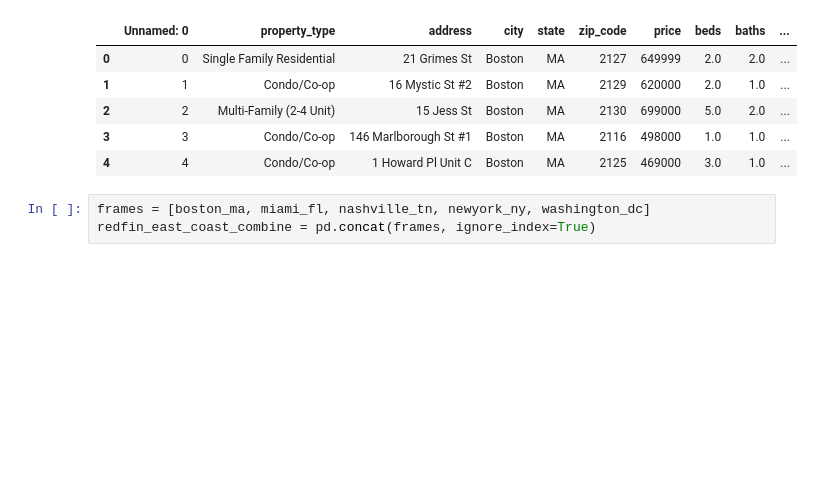
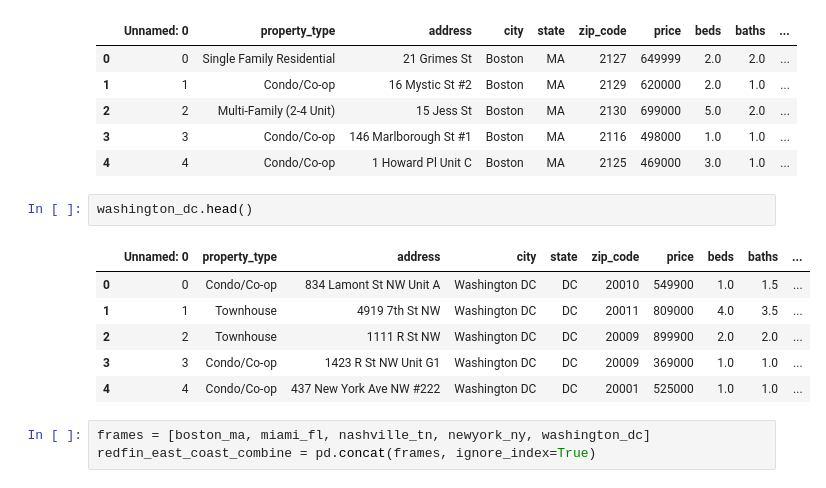
Before and after one commit to aaronrotman/house-finder, a Jupyter notebook: redfin_housing/redfin_combine_east_coast.ipynb, the cells around one changed output. Cells and saved outputs as stored; diff of their text form; blank space fills up the shorter version.

```diff
--- a/redfin_housing/redfin_combine_east_coast.ipynb
+++ b/redfin_housing/redfin_combine_east_coast.ipynb
@@ -16,6 +16,15 @@ boston_ma.head()
 | 2 | 2 | Multi-Family (2-4 Unit) | 15 Jess St | Boston | MA | 2130 | 699000 | 5.0 | 2.0 | ... |
 | 3 | 3 | Condo/Co-op | 146 Marlborough St #1 | Boston | MA | 2116 | 498000 | 1.0 | 1.0 | ... |
 | 4 | 4 | Condo/Co-op | 1 Howard Pl Unit C | Boston | MA | 2125 | 469000 | 3.0 | 1.0 | ... |
+# %%
+washington_dc.head()
+# %% [output]
+|  | Unnamed: 0 | property_type | address | city | state | zip_code | price | beds | baths | ... |
+| 0 | 0 | Condo/Co-op | 834 Lamont St NW Unit A | Washington DC | DC | 20010 | 549900 | 1.0 | 1.5 | ... |
+| 1 | 1 | Townhouse | 4919 7th St NW | Washington DC | DC | 20011 | 809000 | 4.0 | 3.5 | ... |
+| 2 | 2 | Townhouse | 1111 R St NW | Washington DC | DC | 20009 | 899900 | 2.0 | 2.0 | ... |
+| 3 | 3 | Condo/Co-op | 1423 R St NW Unit G1 | Washington DC | DC | 20009 | 369000 | 1.0 | 1.0 | ... |
+| 4 | 4 | Condo/Co-op | 437 New York Ave NW #222 | Washington DC | DC | 20001 | 525000 | 1.0 | 1.0 | ... |
 # %%
 frames = [boston_ma, miami_fl, nashville_tn, newyork_ny, washington_dc]
 redfin_east_coast_combine = pd.concat(frames, ignore_index=True)
```
Also changed, not shown: parts of 5 cells of this notebook, 41 other files.
